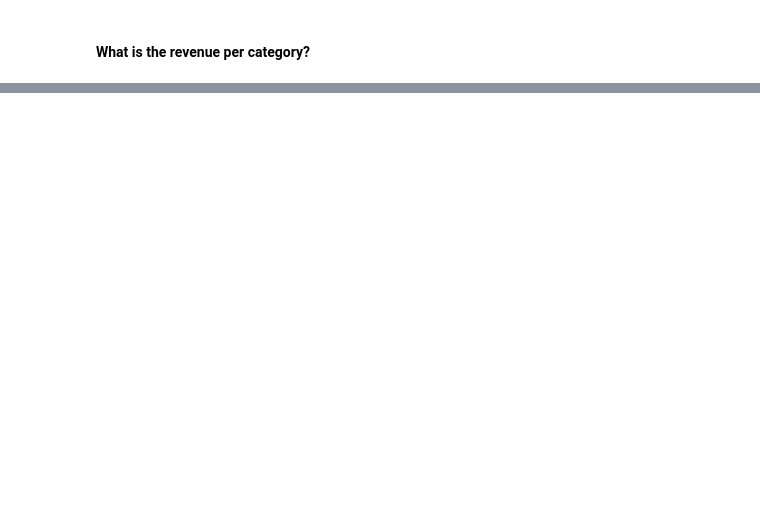
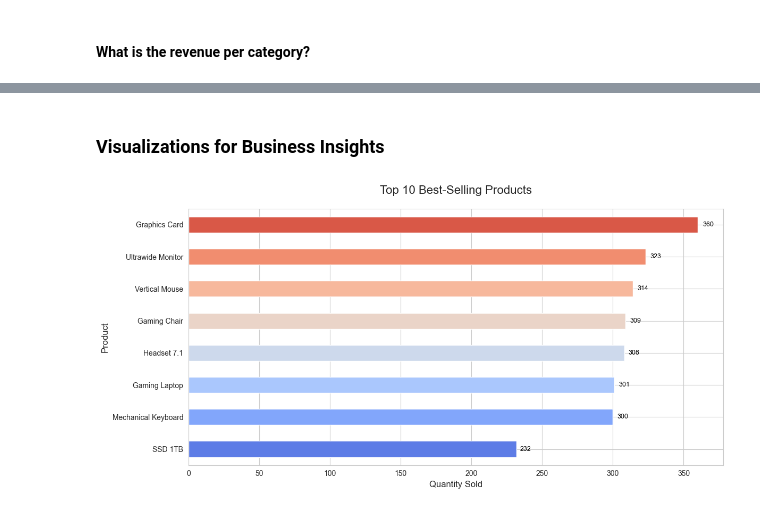
Before and after one commit to msevero-manager/ms_public_pro_pyt_vendas_ecommerce, a Jupyter notebook: project_ecommerce_sales.ipynb, the cells around one changed output, grey strips where cells are left out. Saved outputs shown, nothing was run; the diff lists cells and outputs as text; code cells hidden in the pictures; blank space fills up the shorter version.

Commit message:
Create general function to create plots

```diff
--- a/project_ecommerce_sales.ipynb
+++ b/project_ecommerce_sales.ipynb
@@ -21,8 +23,3 @@ import numpy as np
 import random
 # %% [markdown]
 #### **Create functions**
-# %%
-# Function to format numeric values into millions with the Brazilian Real currency symbol
-# Example: 3_500_000 -> 'R$ 3.50 Mi'
-def format_millions(y, pos):
-    return f'R$ {y / 1_000_000:.2f} Mi'
@@ -193,0 +257,6 @@ df_display
+# %% [markdown]
+### Visualizations for Business Insights
+# %%
+fig, ax = create_chart(top_10_products_by_quantity, 'Top 10 Best-Selling Products', 'Quantity Sold', 'Product', 'barh')
+# %% [output]
+[figure, added]
```
Also changed, not shown: parts of 9 cells of this notebook.
